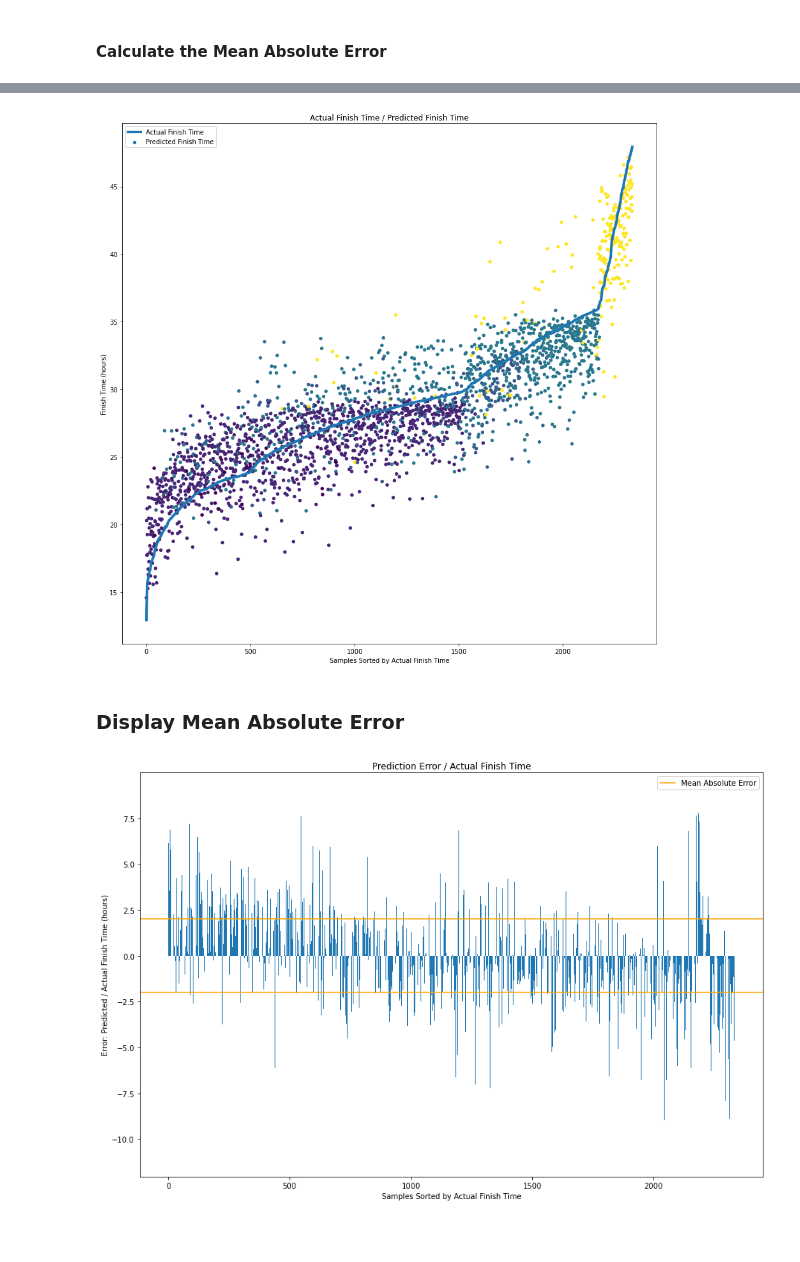
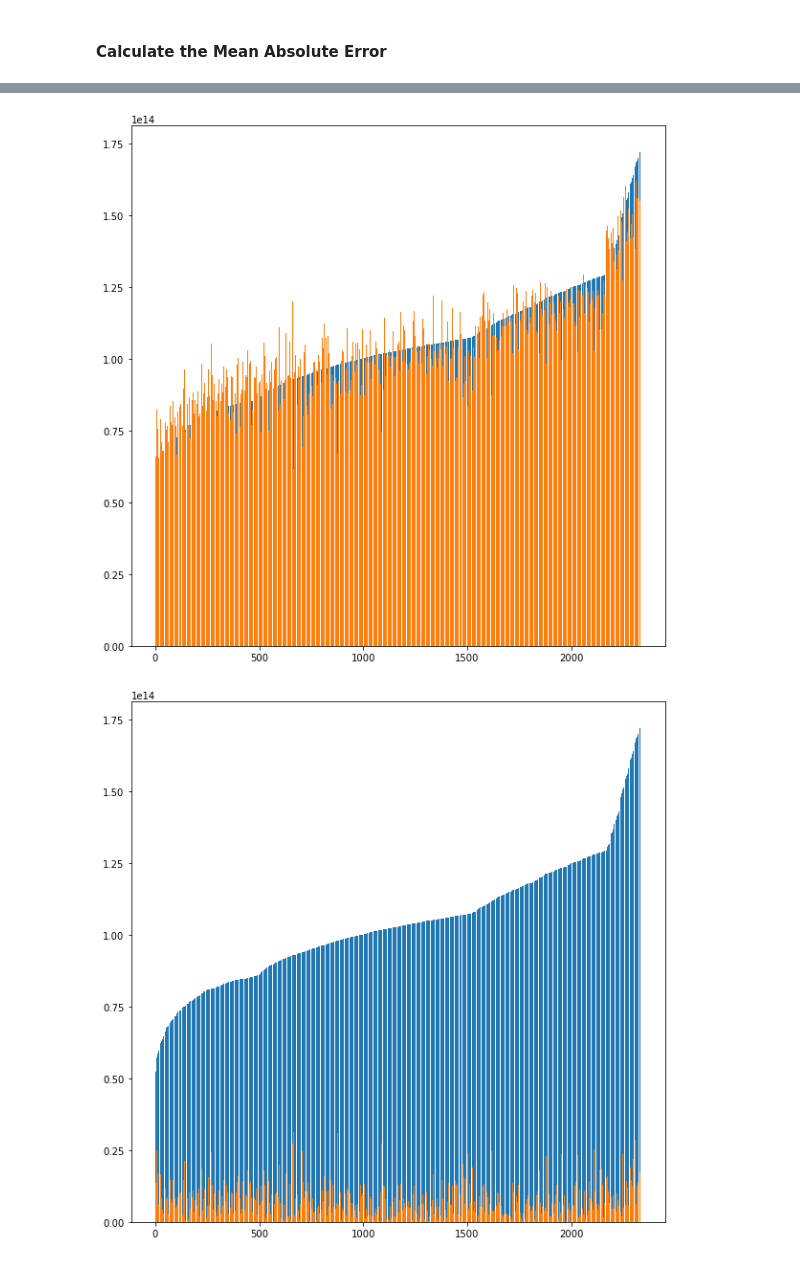
Before and after one commit to rdtaylorjr/Race-Time-Predictor, a Jupyter notebook: race-predictor.ipynb, the cells around one changed output, grey strips where cells are left out. Cells and saved outputs as stored; diff of their text form; code cells hidden in the pictures; blank space fills up the shorter version.

```diff
--- a/race-predictor.ipynb
+++ b/race-predictor.ipynb
@@ -150,0 +161,4 @@ plt.show()
+# %%
+race_results["Race"] = pd.Categorical(race_results["Race"])
+race_results["RaceID"] = race_results["Race"].cat.codes
+race_results
@@ -192,5 +239,4 @@ plt.show()
 #### Remove Extraneous Columns
 # %%
-df = race_results.drop(["First", "Last", "Location", "City", "Place", "GP"],
+df = race_results.drop(["Race", "Year", "First", "Last", "City", "Location", "Place", "GP"],
                   axis = 1)
-list(df.columns)
@@ -201,8 +243,3 @@ list(df.columns)
-# %%
-df["Race"] = pd.Categorical(df["Race"])
-df["Race"] = df["Race"].cat.codes
-df["Gender"] = pd.Categorical(df["Gender"])
-df["Gender"] = df["Gender"].cat.codes
 # %% [markdown]
 #### Split the Data into Features and Labels
 # %%
@@ -287,8 +299,8 @@ plot_features(x_train.columns, model.feature_importances_)
 # %%
-df = x_test.copy()
-df["Actual"] = y_test / 3600
-df["Predicted"] = y_preds / 3600
-df["Difference"] = df["Predicted"] - df["Actual"]
-df["AbsDifference"] = abs(df["Difference"])
+df = pd.DataFrame()
+df["Predicted"] = pd.to_timedelta(y_preds.round(0), unit = "s")
+df["Actual"] = pd.to_timedelta(np.array(y_test), unit = "s")
+df["Difference"] = abs(df["Predicted"] - df["Actual"])
+# max_df = df[df["Difference"] > '1 days']
 df
 # %% [output]
@@ -310,44 +398,28 @@ df
 # %%
-display = df.sort_values(by = ["Actual"])
+display = df
+display.sort_values(by = ["Actual"], inplace = True)
 display.reset_index(drop = True, inplace = True)
-fig, ax = plt.subplots(figsize = (15, 15))
-ax.plot(display.index,
-        display["Actual"],
-        linewidth = 4,
-        label = "Actual Finish Time")
-
-ax.scatter(display.index,
-           display["Predicted"],
-           s = 20,
-           c = display["Cutoff"],
-           label = "Predicted Finish Time")
-
-ax.set(title = "Actual Finish Time / Predicted Finish Time",
-       xlabel = "Samples Sorted by Actual Finish Time",
-       ylabel = "Finish Time (hours)")
-plt.legend()
-fig.savefig("images/actual_predicted_finish_time.png")
+display["index"] = display.index
+fig, ax = plt.subplots(figsize = (10, 10))
+ax.bar(display["index"], display["Actual"])
+ax.bar(display["index"], display["Predicted"])
+# race_results.set(title = "Finish Times by Race",
+#        xlabel = "Finish Time (Hours)",
+#        ylabel = "Race Name")
 plt.show()
 # %% [output]
-[figure, old version]
+[figure, new version]
-# %% [markdown]
-### Display Mean Absolute Error
 # %%
-display = df.sort_values(by = ["Actual"])
+display = df
+display.sort_values("Actual", inplace=True)
 display.reset_index(drop = True, inplace = True)
-fig, ax = plt.subplots(figsize = (15, 10))
-
-ax.bar(display.index,
-       display["Difference"])
-
-plt.axhline(y = mae / 3600, color = "Orange", label = "Mean Absolute Error")
-plt.axhline(y = -(mae / 3600), color = "Orange")
-
-ax.set(title = "Prediction Error / Actual Finish Time",
-       xlabel = "Samples Sorted by Actual Finish Time",
-       ylabel = "Error: Predicted / Actual Finish Time (hours)")
-plt.legend()
-fig.savefig("images/mean_absolute_error.png")
+display["index"] = display.index
+fig, ax = plt.subplots(figsize = (10, 10))
+ax.bar(display["index"], display["Actual"])
+ax.bar(display["index"], display["Difference"])
+# race_results.set(title = "Finish Times by Race",
+#        xlabel = "Finish Time (Hours)",
+#        ylabel = "Race Name")
 plt.show()
 # %% [output]
-[figure, old version]
+[figure, new version]
```
Also changed, not shown: parts of 42 cells of this notebook.
